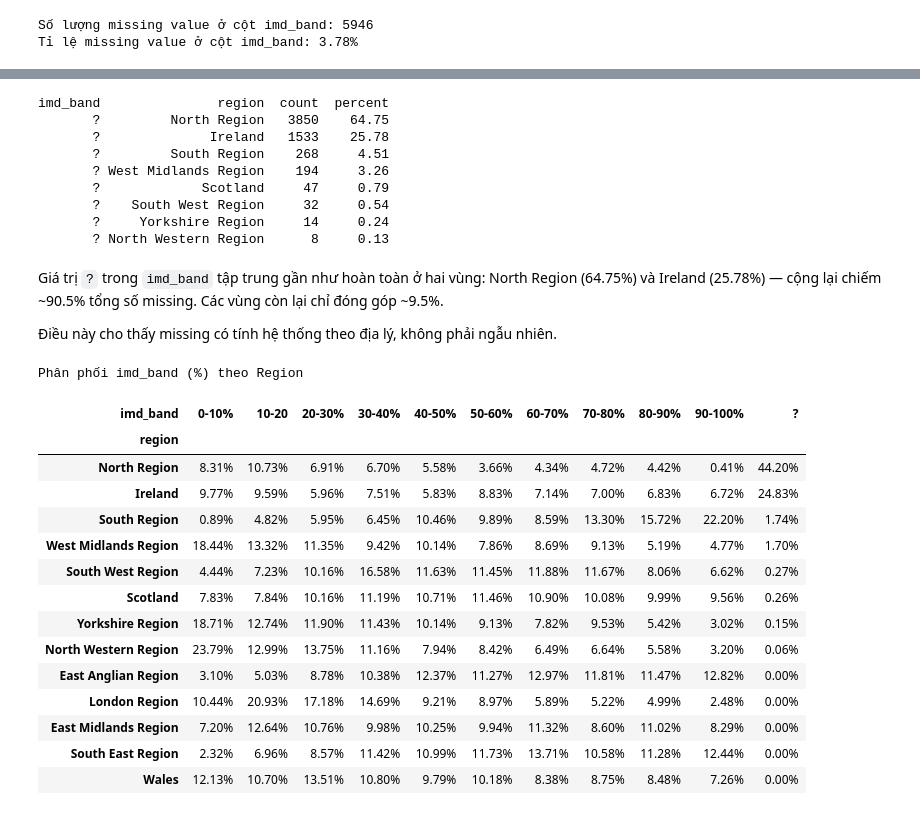
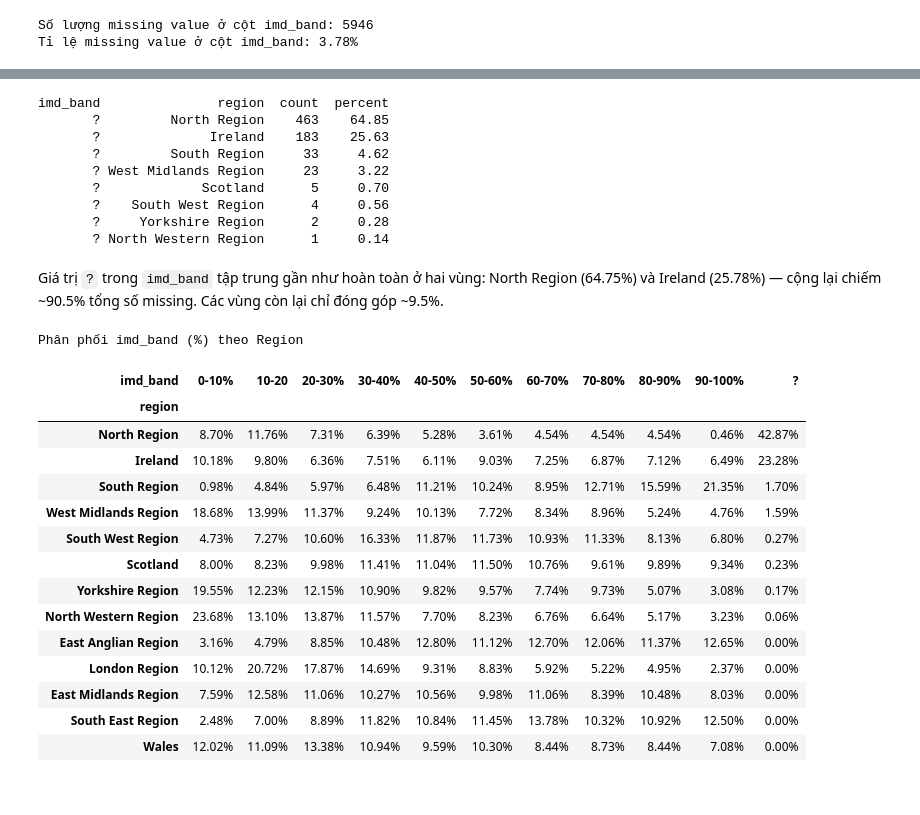
Before and after one commit to thiennguyen37-qn/early-academic-risk-warning, a Jupyter notebook: notebooks/demo.ipynb, the cells around one changed output, grey strips where cells are left out. Cells and saved outputs as stored; diff of their text form; code cells hidden in the pictures.

Commit message:
EDA on static features

```diff
--- a/notebooks/demo.ipynb
+++ b/notebooks/demo.ipynb
@@ -341,7 +341,7 @@ Hàm `build_snapshot_dataset()` nhằm xây dựng dataset dạng panel cho bài
 - **Đầu ra**
   - DataFrame `df_all` gồm 8 snapshot ghép lại — mỗi sinh viên xuất hiện tối đa 8 lần (một lần cho mỗi mốc T còn active), sẵn sàng cho bước huấn luyện model.
 # %%
-final_df = build_snapshot_dataset()
+final_df = build_snapshot_dataset(conn)
 final_df = final_df[[c for c in final_df.columns if c != 'final_result'] + ['final_result']]
 final_df
 # %% [output]
@@ -527,0 +527,3 @@ Tỉ lệ missing value ở cột imd_band: 3.78%
+# %%
+static_cols = ['id_student'] + STATIC_FEATURES + ['final_result']
+unique_students = train[static_cols].drop_duplicates(subset='id_student')
@@ -528,7 +546,7 @@ Tỉ lệ missing value ở cột imd_band: 3.78%
 # %%
 # Tỷ lệ % region theo từng imd_band + count
 result = (
-    train.groupby(['imd_band', 'region'])
+    unique_students.groupby(['imd_band', 'region'])
     .size()
     .reset_index(name='count')
 )
@@ -542,51 +560,49 @@ result['percent'] = (
 print(result[result['imd_band'] == '?'].sort_values('count', ascending=False).to_string(index=False))
 # %% [output]
 imd_band               region  count  percent
-       ?         North Region   3850    64.75
-       ?              Ireland   1533    25.78
-       ?         South Region    268     4.51
-       ? West Midlands Region    194     3.26
-       ?             Scotland     47     0.79
-       ?    South West Region     32     0.54
-       ?     Yorkshire Region     14     0.24
-       ? North Western Region      8     0.13
+       ?         North Region    463    64.85
+       ?              Ireland    183    25.63
+       ?         South Region     33     4.62
+       ? West Midlands Region     23     3.22
+       ?             Scotland      5     0.70
+       ?    South West Region      4     0.56
+       ?     Yorkshire Region      2     0.28
+       ? North Western Region      1     0.14
 # %% [markdown]
 Giá trị `?` trong `imd_band` tập trung gần như hoàn toàn ở hai vùng: North Region (64.75%) và Ireland (25.78%) — cộng lại chiếm ~90.5% tổng số missing. Các vùng còn lại chỉ đóng góp ~9.5%.
-
-Điều này cho thấy missing có tính hệ thống theo địa lý, không phải ngẫu nhiên.
 # %%
 imd_by_region = (
-    pd.crosstab(train['region'], train['imd_band'], normalize='index') * 100
+    pd.crosstab(unique_students['region'], unique_students['imd_band'], normalize='index') * 100
 ).round(2)
 
 imd_by_region = imd_by_region.sort_values('?', ascending=False)
 
 display(
     imd_by_region.style
     .format("{:.2f}%")
     .background_gradient(cmap='YlOrRd', axis=1)
     .set_caption("Phân phối imd_band (%) theo Region")
     .set_table_styles([
         {'selector': 'caption',  'props': [('font-size', '16px'), ('font-weight', 'bold'), ('margin-bottom', '10px')]},
         {'selector': 'table',    'props': [('border-collapse', 'collapse'), ('width', '100%'), ('font-size', '14px')]},
         {'selector': 'th, td',   'props': [('padding', '8px 14px'), ('text-align', 'center')]},
         {'selector': '',         'props': [('overflow-y', 'auto'), ('max-height', '500px'), ('display', 'block')]},
     ])
 )
 # %% [output]
 Phân phối imd_band (%) theo Region
 | imd_band | 0-10% | 10-20 | 20-30% | 30-40% | 40-50% | 50-60% | 60-70% | 70-80% | 80-90% | 90-100% | ? |
 | region |  |  |  |  |  |  |  |  |  |  |  |
-| North Region | 8.31% | 10.73% | 6.91% | 6.70% | 5.58% | 3.66% | 4.34% | 4.72% | 4.42% | 0.41% | 44.20% |
-| Ireland | 9.77% | 9.59% | 5.96% | 7.51% | 5.83% | 8.83% | 7.14% | 7.00% | 6.83% | 6.72% | 24.83% |
-| South Region | 0.89% | 4.82% | 5.95% | 6.45% | 10.46% | 9.89% | 8.59% | 13.30% | 15.72% | 22.20% | 1.74% |
-| West Midlands Region | 18.44% | 13.32% | 11.35% | 9.42% | 10.14% | 7.86% | 8.69% | 9.13% | 5.19% | 4.77% | 1.70% |
-| South West Region | 4.44% | 7.23% | 10.16% | 16.58% | 11.63% | 11.45% | 11.88% | 11.67% | 8.06% | 6.62% | 0.27% |
-| Scotland | 7.83% | 7.84% | 10.16% | 11.19% | 10.71% | 11.46% | 10.90% | 10.08% | 9.99% | 9.56% | 0.26% |
-| Yorkshire Region | 18.71% | 12.74% | 11.90% | 11.43% | 10.14% | 9.13% | 7.82% | 9.53% | 5.42% | 3.02% | 0.15% |
-| North Western Region | 23.79% | 12.99% | 13.75% | 11.16% | 7.94% | 8.42% | 6.49% | 6.64% | 5.58% | 3.20% | 0.06% |
-| East Anglian Region | 3.10% | 5.03% | 8.78% | 10.38% | 12.37% | 11.27% | 12.97% | 11.81% | 11.47% | 12.82% | 0.00% |
-| London Region | 10.44% | 20.93% | 17.18% | 14.69% | 9.21% | 8.97% | 5.89% | 5.22% | 4.99% | 2.48% | 0.00% |
-| East Midlands Region | 7.20% | 12.64% | 10.76% | 9.98% | 10.25% | 9.94% | 11.32% | 8.60% | 11.02% | 8.29% | 0.00% |
-| South East Region | 2.32% | 6.96% | 8.57% | 11.42% | 10.99% | 11.73% | 13.71% | 10.58% | 11.28% | 12.44% | 0.00% |
-| Wales | 12.13% | 10.70% | 13.51% | 10.80% | 9.79% | 10.18% | 8.38% | 8.75% | 8.48% | 7.26% | 0.00% |
+| North Region | 8.70% | 11.76% | 7.31% | 6.39% | 5.28% | 3.61% | 4.54% | 4.54% | 4.54% | 0.46% | 42.87% |
+| Ireland | 10.18% | 9.80% | 6.36% | 7.51% | 6.11% | 9.03% | 7.25% | 6.87% | 7.12% | 6.49% | 23.28% |
+| South Region | 0.98% | 4.84% | 5.97% | 6.48% | 11.21% | 10.24% | 8.95% | 12.71% | 15.59% | 21.35% | 1.70% |
+| West Midlands Region | 18.68% | 13.99% | 11.37% | 9.24% | 10.13% | 7.72% | 8.34% | 8.96% | 5.24% | 4.76% | 1.59% |
+| South West Region | 4.73% | 7.27% | 10.60% | 16.33% | 11.87% | 11.73% | 10.93% | 11.33% | 8.13% | 6.80% | 0.27% |
+| Scotland | 8.00% | 8.23% | 9.98% | 11.41% | 11.04% | 11.50% | 10.76% | 9.61% | 9.89% | 9.34% | 0.23% |
+| Yorkshire Region | 19.55% | 12.23% | 12.15% | 10.90% | 9.82% | 9.57% | 7.74% | 9.73% | 5.07% | 3.08% | 0.17% |
+| North Western Region | 23.68% | 13.10% | 13.87% | 11.57% | 7.70% | 8.23% | 6.76% | 6.64% | 5.17% | 3.23% | 0.06% |
+| East Anglian Region | 3.16% | 4.79% | 8.85% | 10.48% | 12.80% | 11.12% | 12.70% | 12.06% | 11.37% | 12.65% | 0.00% |
+| London Region | 10.12% | 20.72% | 17.87% | 14.69% | 9.31% | 8.83% | 5.92% | 5.22% | 4.95% | 2.37% | 0.00% |
+| East Midlands Region | 7.59% | 12.58% | 11.06% | 10.27% | 10.56% | 9.98% | 11.06% | 8.39% | 10.48% | 8.03% | 0.00% |
+| South East Region | 2.48% | 7.00% | 8.89% | 11.82% | 10.84% | 11.45% | 13.78% | 10.32% | 10.92% | 12.50% | 0.00% |
+| Wales | 12.02% | 11.09% | 13.38% | 10.94% | 9.59% | 10.30% | 8.44% | 8.73% | 8.44% | 7.08% | 0.00% |
```
Also changed, not shown: parts of 30 cells of this notebook.
